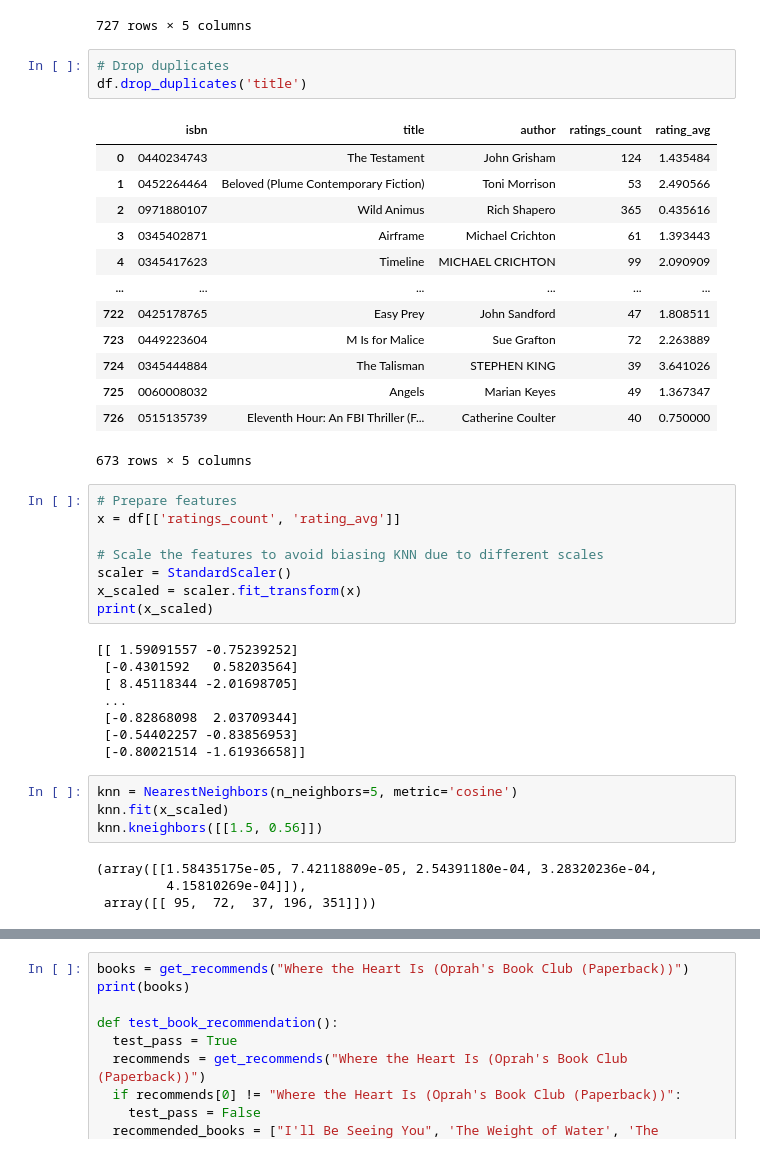
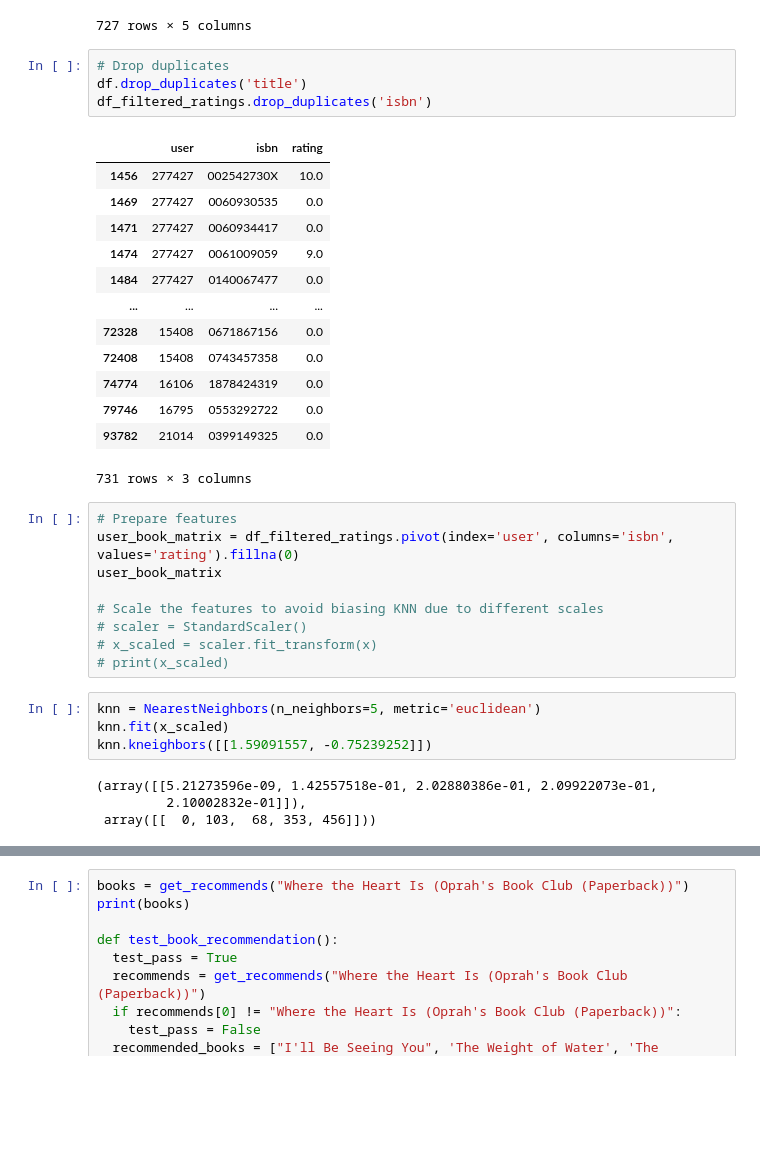
Before and after one commit to gbss91/book_recommendation, a Jupyter notebook: fcc_book_recommendation_knn.ipynb, the cells around one changed output, grey strips where cells are left out. Saved outputs shown, nothing was run; the diff lists cells and outputs as text; blank space fills up the shorter version.

```diff
--- a/fcc_book_recommendation_knn.ipynb
+++ b/fcc_book_recommendation_knn.ipynb
@@ -92,44 +92,38 @@ df
 # %%
 # Drop duplicates
 df.drop_duplicates('title')
+df_filtered_ratings.drop_duplicates('isbn')
 # %% [output]
-|  | isbn | title | author | ratings_count | rating_avg |
-| 0 | 0440234743 | The Testament | John Grisham | 124 | 1.435484 |
-| 1 | 0452264464 | Beloved (Plume Contemporary Fiction) | Toni Morrison | 53 | 2.490566 |
-| 2 | 0971880107 | Wild Animus | Rich Shapero | 365 | 0.435616 |
-| 3 | 0345402871 | Airframe | Michael Crichton | 61 | 1.393443 |
-| 4 | 0345417623 | Timeline | MICHAEL CRICHTON | 99 | 2.090909 |
-| ... | ... | ... | ... | ... | ... |
-| 722 | 0425178765 | Easy Prey | John Sandford | 47 | 1.808511 |
-| 723 | 0449223604 | M Is for Malice | Sue Grafton | 72 | 2.263889 |
-| 724 | 0345444884 | The Talisman | STEPHEN KING | 39 | 3.641026 |
-| 725 | 0060008032 | Angels | Marian Keyes | 49 | 1.367347 |
-| 726 | 0515135739 | Eleventh Hour: An FBI Thriller (F... | Catherine Coulter | 40 | 0.750000 |
+|  | user | isbn | rating |
+| 1456 | 277427 | 002542730X | 10.0 |
+| 1469 | 277427 | 0060930535 | 0.0 |
+| 1471 | 277427 | 0060934417 | 0.0 |
+| 1474 | 277427 | 0061009059 | 9.0 |
+| 1484 | 277427 | 0140067477 | 0.0 |
+| ... | ... | ... | ... |
+| 72328 | 15408 | 0671867156 | 0.0 |
+| 72408 | 15408 | 0743457358 | 0.0 |
+| 74774 | 16106 | 1878424319 | 0.0 |
+| 79746 | 16795 | 0553292722 | 0.0 |
+| 93782 | 21014 | 0399149325 | 0.0 |
-673 rows × 5 columns
+731 rows × 3 columns
 # %%
 # Prepare features
-x = df[['ratings_count', 'rating_avg']]
+user_book_matrix = df_filtered_ratings.pivot(index='user', columns='isbn', values='rating').fillna(0)
+user_book_matrix
 
 # Scale the features to avoid biasing KNN due to different scales
-scaler = StandardScaler()
-x_scaled = scaler.fit_transform(x)
-print(x_scaled)
+# scaler = StandardScaler()
+# x_scaled = scaler.fit_transform(x)
+# print(x_scaled)
-# %% [output]
-[[ 1.59091557 -0.75239252]
- [-0.4301592   0.58203564]
- [ 8.45118344 -2.01698705]
- ...
- [-0.82868098  2.03709344]
- [-0.54402257 -0.83856953]
- [-0.80021514 -1.61936658]]
 # %%
-knn = NearestNeighbors(n_neighbors=5, metric='cosine')
+knn = NearestNeighbors(n_neighbors=5, metric='euclidean')
 knn.fit(x_scaled)
-knn.kneighbors([[1.5, 0.56]])
+knn.kneighbors([[1.59091557, -0.75239252]])
 # %% [output]
-(array([[1.58435175e-05, 7.42118809e-05, 2.54391180e-04, 3.28320236e-04,
-         4.15810269e-04]]),
- array([[ 95,  72,  37, 196, 351]]))
+(array([[5.21273596e-09, 1.42557518e-01, 2.02880386e-01, 2.09922073e-01,
+         2.10002832e-01]]),
+ array([[  0, 103,  68, 353, 456]]))
 # %%
 # function to return recommended books - this will be tested
 def get_recommends(book_title):
```
Also changed, not shown: parts of 1 cell of this notebook.
